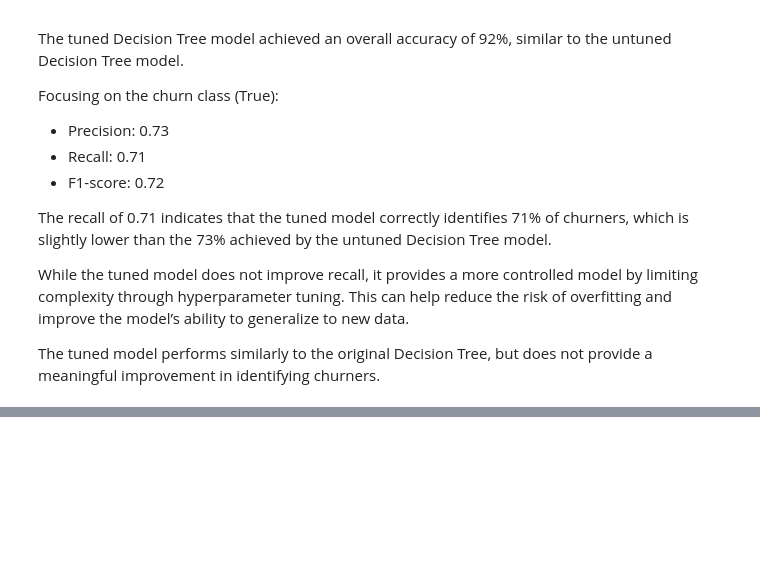
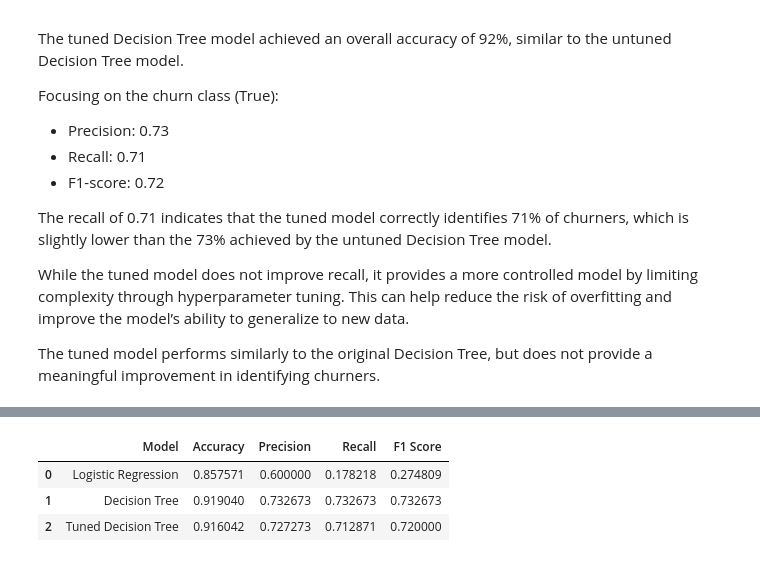
Before and after one commit to byegond-beep/Predicting-Customer-Churn-at-SyriaTel-Using-Machine-Learning, a Jupyter notebook: SyrialTel _Churn_Prediction.ipynb, the cells around one changed output, grey strips where cells are left out. Drawn from its saved outputs; the diff is of its cells as text; code cells hidden in the pictures; blank space fills up the shorter version.

```diff
--- a/SyrialTel _Churn_Prediction.ipynb
+++ b/SyrialTel _Churn_Prediction.ipynb
@@ -426,0 +432,34 @@ The tuned model performs similarly to the original Decision Tree, but does not p
+# %%
+from sklearn.metrics import accuracy_score, precision_score, recall_score, f1_score
+
+model_comparison = {
+    'Model': ['Logistic Regression', 'Decision Tree', 'Tuned Decision Tree'],
+    'Accuracy': [
+        accuracy_score(y_test, y_pred),
+        accuracy_score(y_test, tree_preds),
+        accuracy_score(y_test, tuned_tree_preds)
+    ],
+    'Precision': [
+        precision_score(y_test, y_pred),
+        precision_score(y_test, tree_preds),
+        precision_score(y_test, tuned_tree_preds)
+    ],
+    'Recall': [
+        recall_score(y_test, y_pred),
+        recall_score(y_test, tree_preds),
+        recall_score(y_test, tuned_tree_preds)
+    ],
+    'F1 Score': [
+        f1_score(y_test, y_pred),
+        f1_score(y_test, tree_preds),
+        f1_score(y_test, tuned_tree_preds)
+    ]
+}
+
+comparison_df = pd.DataFrame(model_comparison)
+comparison_df
+# %% [output]
+|  | Model | Accuracy | Precision | Recall | F1 Score |
+| 0 | Logistic Regression | 0.857571 | 0.600000 | 0.178218 | 0.274809 |
+| 1 | Decision Tree | 0.919040 | 0.732673 | 0.732673 | 0.732673 |
+| 2 | Tuned Decision Tree | 0.916042 | 0.727273 | 0.712871 | 0.720000 |
```
Also changed, not shown: parts of 2 cells of this notebook.
